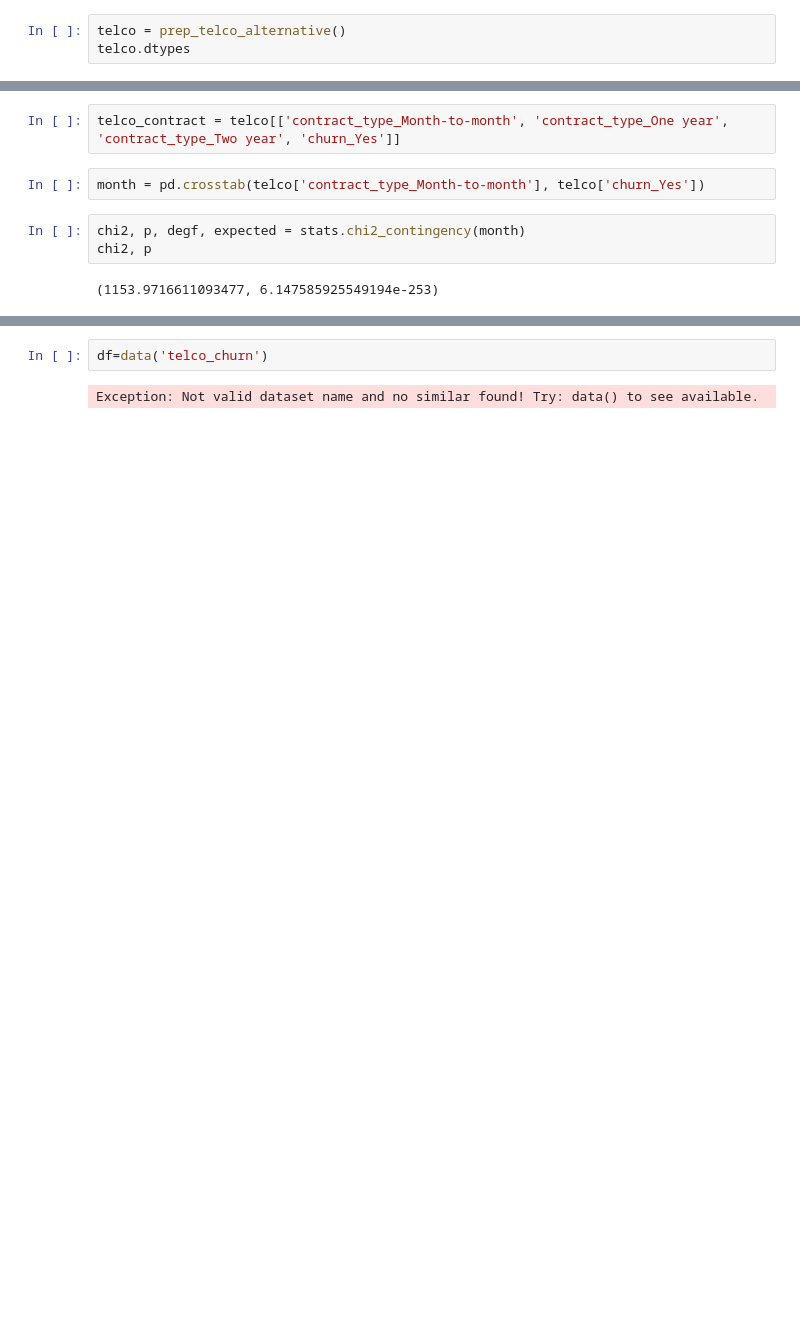
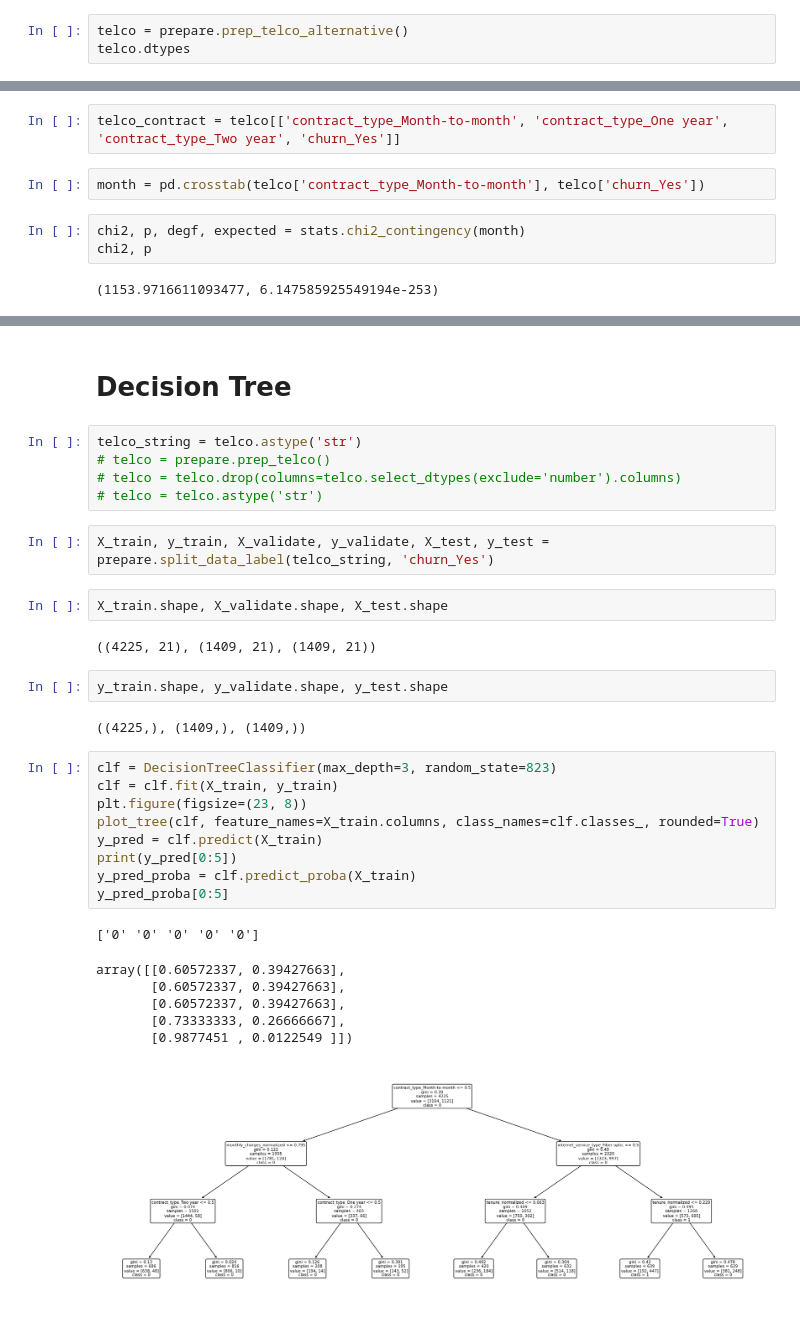
Before and after one commit to Alfred-W-S-Pirovits-Jr/classification-exercises, a Jupyter notebook: project_collect.ipynb, the cells around one changed output, grey strips where cells are left out. Cells and saved outputs as stored; diff of their text form; blank space fills up the shorter version.

```diff
--- a/project_collect.ipynb
+++ b/project_collect.ipynb
@@ -37,7 +46,7 @@ def split_data(df, stratify_col):
     train, validate = train_test_split(train_validate, test_size=.25, random_state=823, stratify=train_validate[stratify_col])
     return train, validate, test
 # %%
-telco = prep_telco_alternative()
+telco = prepare.prep_telco_alternative()
 telco.dtypes
 # %% [output]
 Unnamed: 0                                 int64
@@ -175,4 +207,34 @@ sns.pairplot(telco, hue='churn_Yes')
-# %%
-df=data('telco_churn')
-# %% [output]
-Exception: Not valid dataset name and no similar found! Try: data() to see available.
+# %% [markdown]
+# Decision Tree
+# %%
+telco_string = telco.astype('str')
+# telco = prepare.prep_telco()
+# telco = telco.drop(columns=telco.select_dtypes(exclude='number').columns)
+# telco = telco.astype('str')
+# %%
+X_train, y_train, X_validate, y_validate, X_test, y_test = prepare.split_data_label(telco_string, 'churn_Yes')
+# %%
+X_train.shape, X_validate.shape, X_test.shape
+# %% [output]
+((4225, 21), (1409, 21), (1409, 21))
+# %%
+y_train.shape, y_validate.shape, y_test.shape
+# %% [output]
+((4225,), (1409,), (1409,))
+# %%
+clf = DecisionTreeClassifier(max_depth=3, random_state=823)
+clf = clf.fit(X_train, y_train)
+plt.figure(figsize=(23, 8))
+plot_tree(clf, feature_names=X_train.columns, class_names=clf.classes_, rounded=True)
+y_pred = clf.predict(X_train)
+print(y_pred[0:5])
+y_pred_proba = clf.predict_proba(X_train)
+y_pred_proba[0:5]
+# %% [output]
+['0' '0' '0' '0' '0']
+array([[0.60572337, 0.39427663],
+       [0.60572337, 0.39427663],
+       [0.60572337, 0.39427663],
+       [0.73333333, 0.26666667],
+       [0.9877451 , 0.0122549 ]])
+[figure, added]
```
Also changed, not shown: parts of 45 cells of this notebook.
